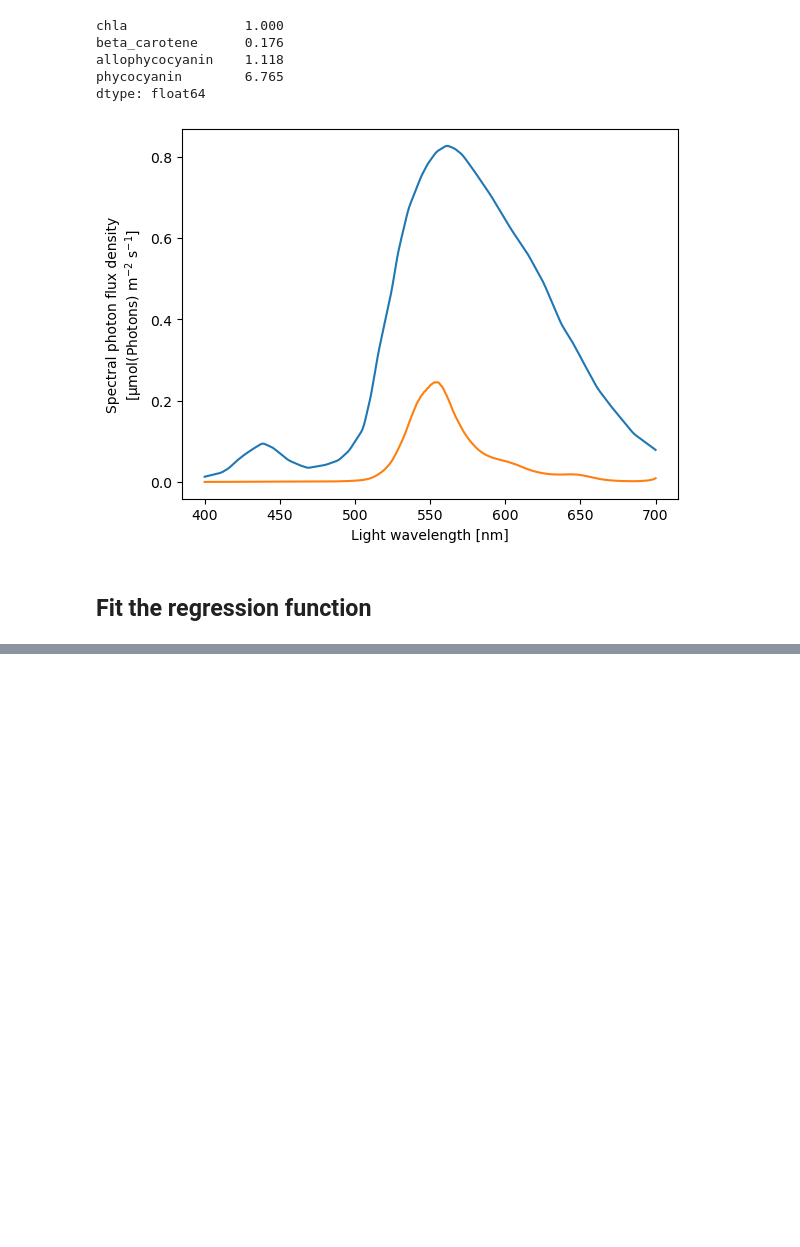
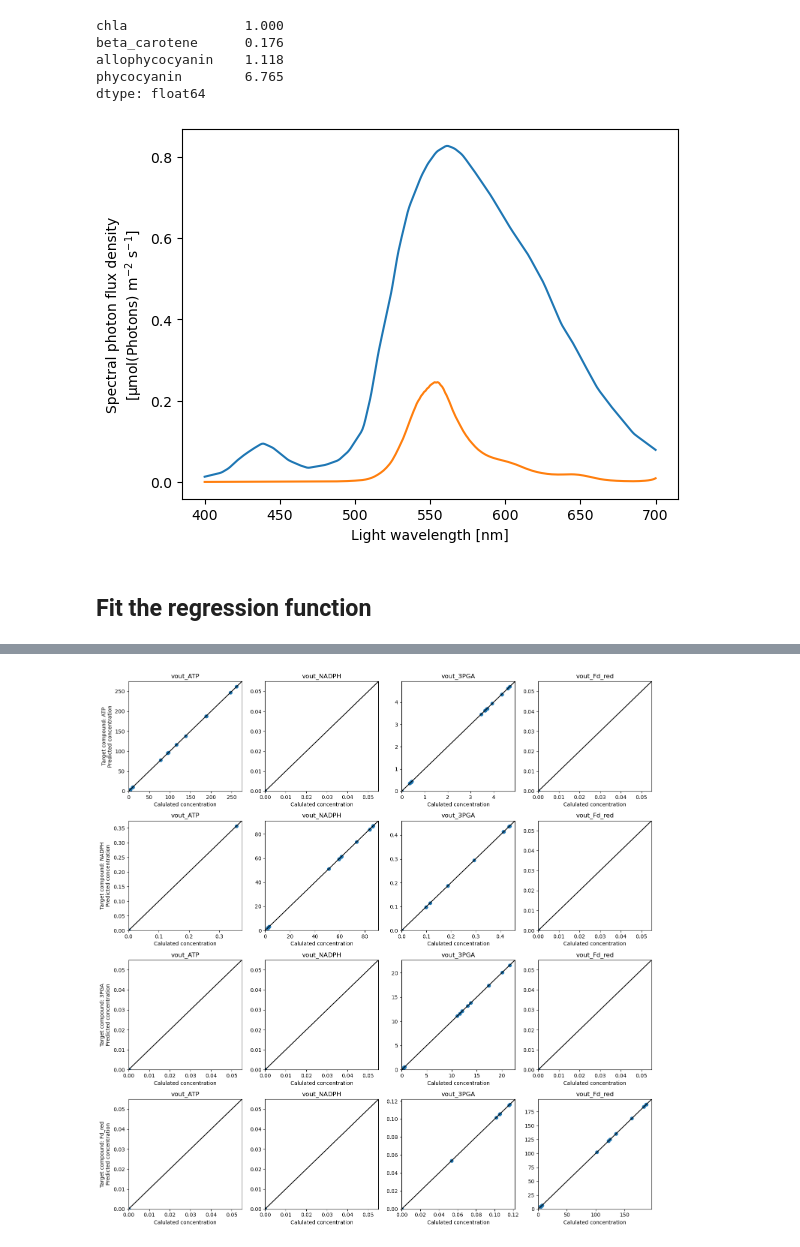
Before and after one commit to Computational-Biology-Aachen/synechocystis-photosynthesis-2024, a Jupyter notebook: Notebooks/function_andreas.ipynb, the cells around one changed output, grey strips where cells are left out. Cells and saved outputs as stored; diff of their text form; code cells hidden in the pictures; blank space fills up the shorter version.

Commit message:
defined prediction function for ssrates

```diff
--- a/Notebooks/function_andreas.ipynb
+++ b/Notebooks/function_andreas.ipynb
@@ -939,38 +939,68 @@ from sklearn.pipeline import make_pipeline
 from sklearn.multioutput import MultiOutputRegressor
 from sklearn.metrics import mean_squared_error
 
-# Exclude the failed simulations
-failed_simulations = result.isna().any(axis=1)
+target_compounds = ["ATP", "NADPH", "3PGA", "Fd_red"]
+models = {}
 
-# Generate some sample data
-X = input[np.invert(failed_simulations)]
-y = result.loc[np.invert(failed_simulations), :].to_numpy()
+# Plot the residuals
+fig, axes = plt.subplots(4,4, figsize=(15,15))
 
-# Split the data into training and testing sets
-X_train, X_test, y_train, y_test = train_test_split(X, y, test_size=0.2, random_state=42)
+for target_compound, _axes in zip(target_compounds, axes):
+    print(target_compound)
 
-# Degree of the polynomial
-degree = 5
+    result = results.loc[inputs["target_compound"] == target_compound]
+    input = inputs.loc[inputs["target_compound"] == target_compound].iloc[:,:-1]
 
-# Create polynomial features
-polynomial_features = PolynomialFeatures(degree=degree)
+    # Exclude the failed simulations
+    failed_simulations = result.isna().any(axis=1)
 
-# Create a base regressor
-base_regressor = LinearRegression()
+    # Generate some sample data
+    X = input[np.invert(failed_simulations)]
+    y = result.loc[np.invert(failed_simulations), :].to_numpy()
 
-# Wrap the regressor with MultiOutputRegressor
-multi_target_regressor = MultiOutputRegressor(base_regressor)
+    # Split the data into training and testing sets
+    X_train, X_test, y_train, y_test = train_test_split(X, y, test_size=0.2, random_state=42)
 
-# Create a pipeline that combines the polynomial features and the linear regression model
-model = make_pipeline(polynomial_features, multi_target_regressor)
+    # Degree of the polynomial
+    degree = 5
 
-# Fit the model
-model.fit(X_train, y_train)
+    # Create polynomial features
+    polynomial_features = PolynomialFeatures(degree=degree)
 
-# Make predictions
-y_pred = model.predict(X_test)
+    # Create a base regressor
+    base_regressor = LinearRegression()
 
-# Evaluate the model
-mse = mean_squared_error(y_test, y_pred)
-print(f"Mean Squared Error: {mse}")
+    # Wrap the regressor with MultiOutputRegressor
+    multi_target_regressor = MultiOutputRegressor(base_regressor)
+
+    # Create a pipeline that combines the polynomial features and the linear regression model
+    model = make_pipeline(polynomial_features, multi_target_regressor)
+
+    # Fit the model
+    model.fit(X_train, y_train)
+
+    # Make predictions
+    y_pred = model.predict(X_test)
+
+    # Evaluate the model
+    mse = mean_squared_error(y_test, y_pred)
+    print(f"Mean Squared Error: {mse}")
+
+    # Save the model
+    models[target_compound] = model
+
+    for i, ax in enumerate(_axes.flatten()):
+        ax.plot(y_test[:,i], y_pred[:,i], ls="", marker="o")
+        ax.set_xlabel("Calulated concentration")
+        if i == 0:
+            ax.set_ylabel(f"Target compound: {target_compound}\nPredicted concentration")
+        ax.set_xlim(0)
+        ax.set_ylim(0)
+        ax.set_title(result.columns[i])
+
+        min_lim, maxlim = np.array([ax.get_ylim(), ax.get_xlim()]).min(axis=0)
+
+        ax.plot((min_lim, maxlim), (min_lim, maxlim), c="k")
+
+    fig.tight_layout()
 # %% [output]
@@ -977,0 +1015 @@ Mean Squared Error: 0.32623867727460565
+[figure, added]
```
Also changed, not shown: parts of 9 cells of this notebook, 1 other file.
